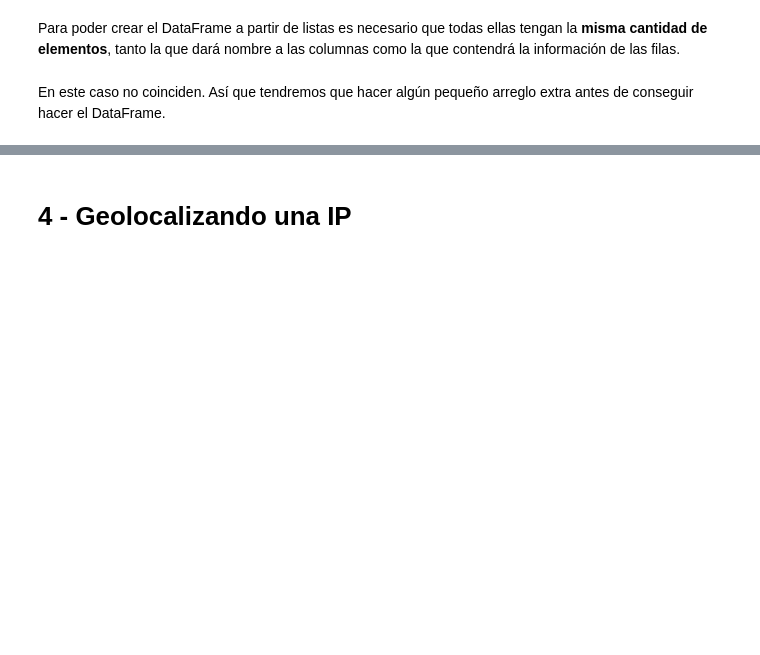
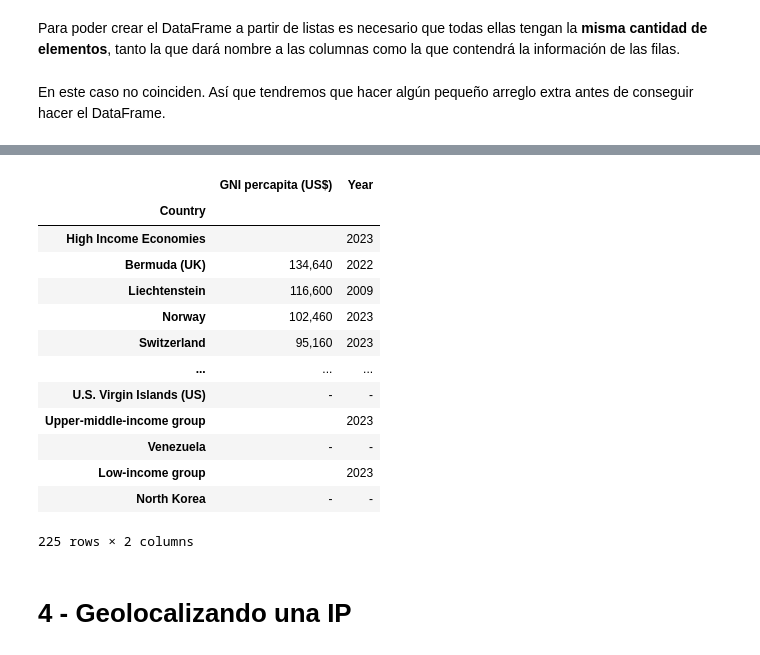
Before and after one commit to zamaestre/Apuntes_Data_Junio24, a Jupyter notebook: Materiales/Web Scraping/1 - Scrapeo bs4.ipynb, the cells around one changed output, grey strips where cells are left out. Cells and saved outputs as stored; diff of their text form; code cells hidden in the pictures; blank space fills up the shorter version.

```diff
--- a/Materiales/Web Scraping/1 - Scrapeo bs4.ipynb
+++ b/Materiales/Web Scraping/1 - Scrapeo bs4.ipynb
@@ -253,3 +477,23 @@ df.head(10)
+# %%
+# juntamos ambos DataFrame
+df_todo = pd.concat([df, df2], axis=0)
+df_todo = df_todo.set_index(df_todo.columns[0])
+df_todo
+# %% [output]
+|  | GNI percapita (US$) | Year |
+| Country |  |  |
+| High Income Economies |  | 2023 |
+| Bermuda (UK) | 134,640 | 2022 |
+| Liechtenstein | 116,600 | 2009 |
+| Norway | 102,460 | 2023 |
+| Switzerland | 95,160 | 2023 |
+| ... | ... | ... |
+| U.S. Virgin Islands (US) | - | - |
+| Upper-middle-income group |  | 2023 |
+| Venezuela | - | - |
+| Low-income group |  | 2023 |
+| North Korea | - | - |
+225 rows × 2 columns
 # %% [markdown]
 # 4 - Geolocalizando una IP
 # %% [markdown]
```
Also changed, not shown: parts of 18 cells of this notebook.
